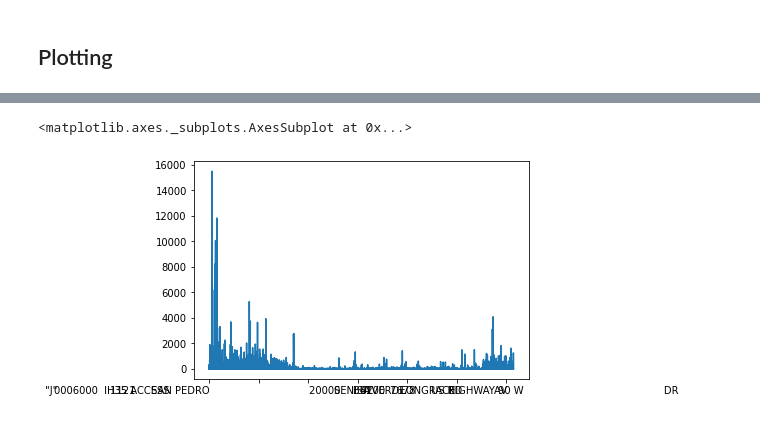
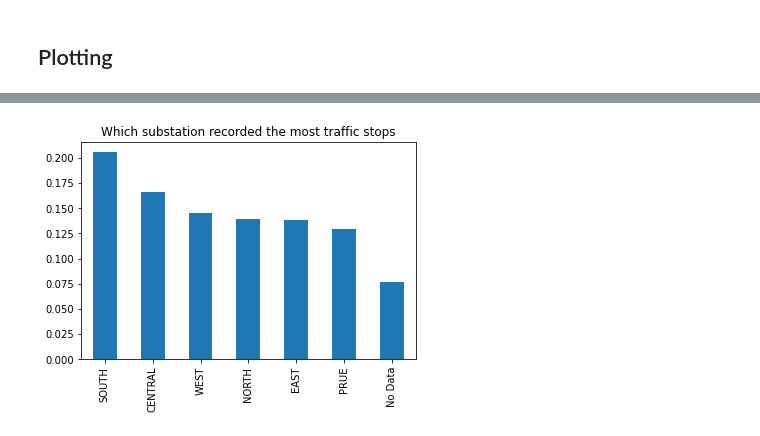
Before and after one commit to Watirboi/data_science, a Jupyter notebook: SA_Traffic_Stop.ipynb, the cells around one changed output, grey strips where cells are left out. Saved outputs shown, nothing was run; the diff lists cells and outputs as text; code cells hidden in the pictures.

```diff
--- a/SA_Traffic_Stop.ipynb
+++ b/SA_Traffic_Stop.ipynb
@@ -225,5 +240,9 @@ sa_traffic.substation.value_counts().plot()
-# %%
-sa_traffic.location.value_counts().sort_index().plot()
-# %% [output]
-<matplotlib.axes._subplots.AxesSubplot at 0x...>
-[figure, removed]
+# %%
+subStation_vals = sa_traffic.substation.value_counts() # Provide a pandas series of the count of substations
+
+# The chart should display the proportion of substations in the subStation_vals
+
+(subStation_vals/sa_traffic.shape[0]).plot(kind="bar");
+plt.title("Which substation recorded the most traffic stops");
+# %% [output]
+[figure, added]
```
Also changed, not shown: parts of 38 cells of this notebook.
